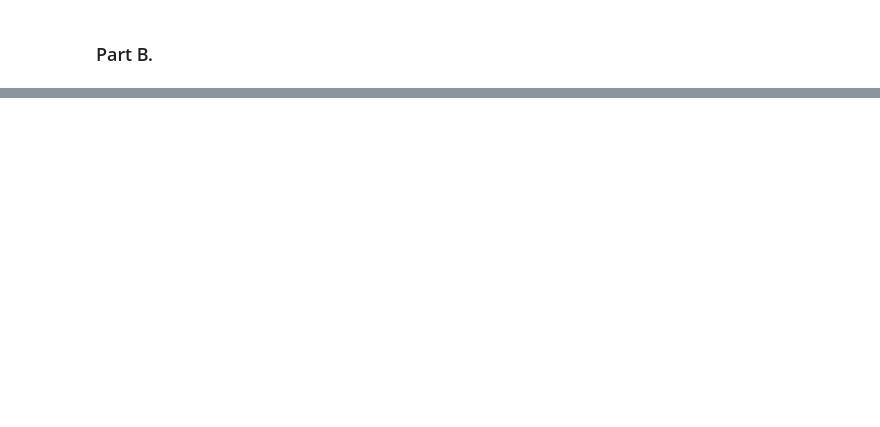
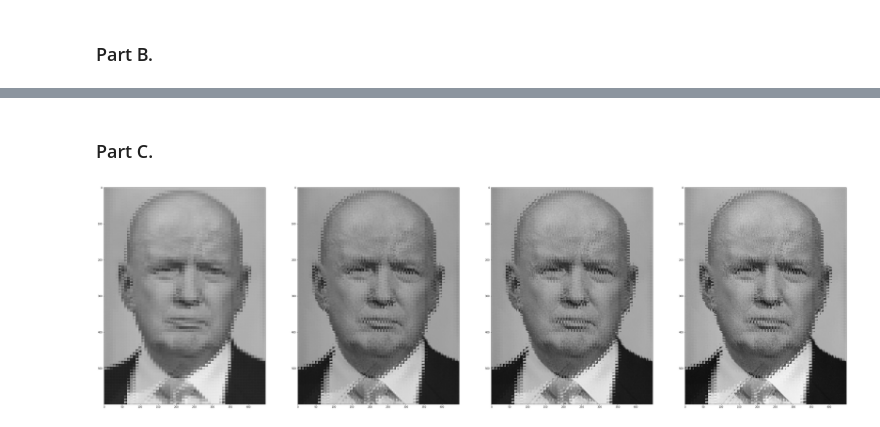
Before and after one commit to nahbos/AUT-Pattern-Recognition, a Jupyter notebook: SPR_HW3/EX03_Q4.ipynb, the cells around one changed output, grey strips where cells are left out. Drawn from its saved outputs; the diff is of its cells as text; code cells hidden in the pictures; blank space fills up the shorter version.

```diff
--- a/SPR_HW3/EX03_Q4.ipynb
+++ b/SPR_HW3/EX03_Q4.ipynb
@@ -92,0 +189,23 @@ trans_pca_b = pca_b.transform(df_blue)
+# %% [markdown]
+### Part C.
+# %%
+k = [2, 5, 10, 20]
+fig, ax = plt.subplots(1, 4, figsize=(55, 50))
+for i, ax in enumerate(fig.axes):
+
+    # Compress
+    pca_donald = PCA(n_components=k[i])
+    reduced_donald = pca_donald.fit_transform(dataset_donald)
+
+    # Reconstruct
+    reduced_donald = pca_donald.inverse_transform(reduced_donald)
+    reduced_donald = reduced_donald.reshape((donald.shape[1] // patch_size, donald.shape[0] // patch_size, patch_size, patch_size))
+    reduced_donald = reduced_donald.transpose(0,2,1,3).reshape(donald.shape[1], donald.shape[0])
+    reduced_donald = rotate(reduced_donald, -90)
+
+    ax.imshow(reduced_donald, cmap='gray')
+    ax.set_title('')
+
+plt.show()
+# %% [output]
+[figure, added]
```
Also changed, not shown: parts of 14 cells of this notebook.
